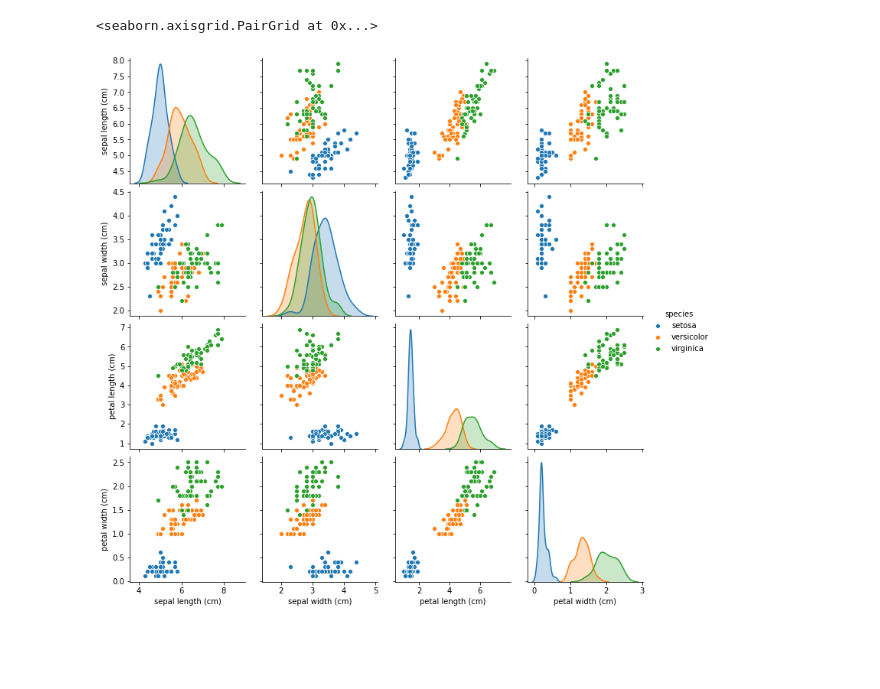
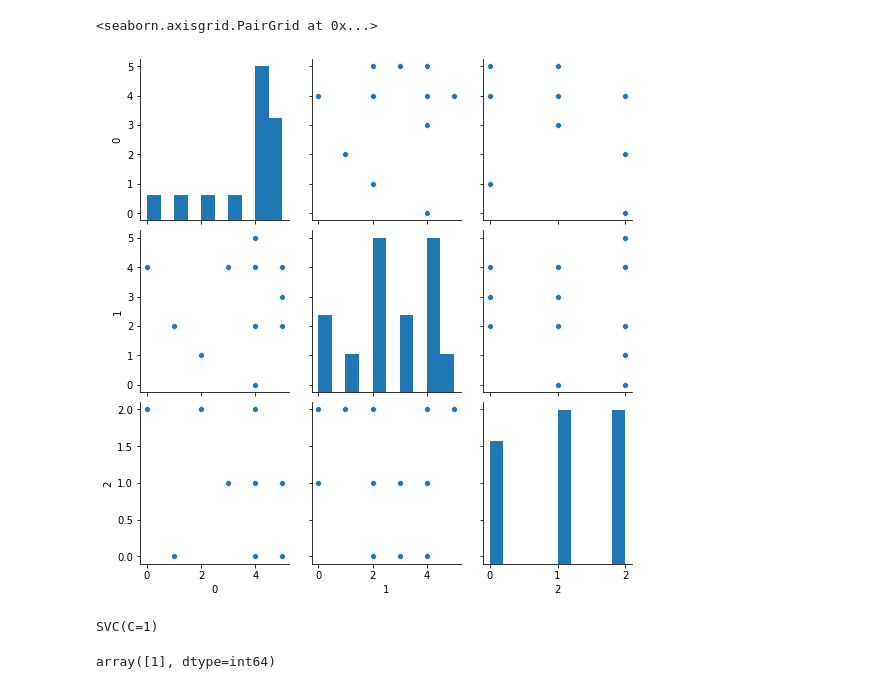
Before and after one commit to ericoloewe/pocs, a Jupyter notebook: python/svm/index.ipynb, the cells around one changed output. Cells and saved outputs as stored; diff of their text form; code cells hidden in the pictures; blank space fills up the shorter version.

```diff
--- a/python/svm/index.ipynb
+++ b/python/svm/index.ipynb
@@ -23,6 +49,5 @@ iris_df.head()
-# %%
-sns.pairplot(iris_df[['sepal length (cm)', 'sepal width (cm)', 'petal length (cm)',
-        'petal width (cm)','species']], hue='species')
-# %% [output]
-<seaborn.axisgrid.PairGrid at 0x...>
-[figure, removed]
+# %%
+sns.pairplot(df)
+# %% [output]
+<seaborn.axisgrid.PairGrid at 0x...>
+[figure, added]
@@ -28,0 +61,8 @@ sns.pairplot(iris_df[['sepal length (cm)', 'sepal width (cm)', 'petal length (cm
+# %%
+clf.fit(features, label)
+# %% [output]
+SVC(C=1)
+# %%
+clf.predict([[4,2,0]])
+# %% [output]
+array([1], dtype=int64)
```
Also changed, not shown: parts of 11 cells of this notebook, 2 other files.
